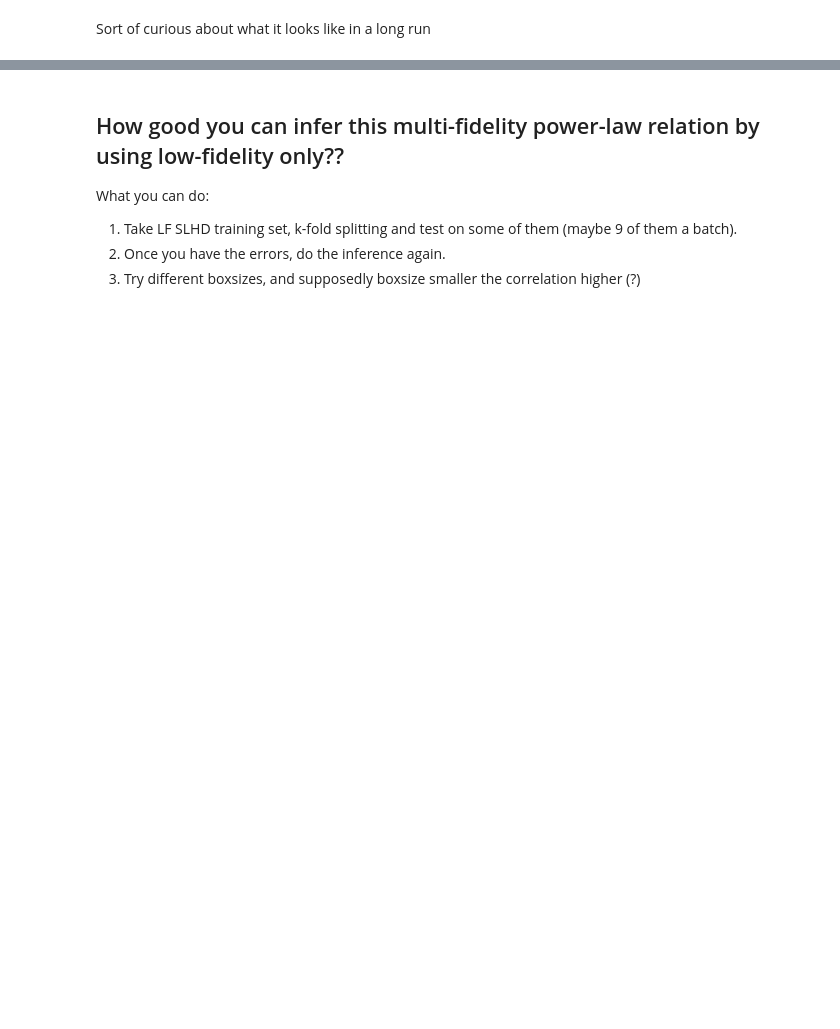
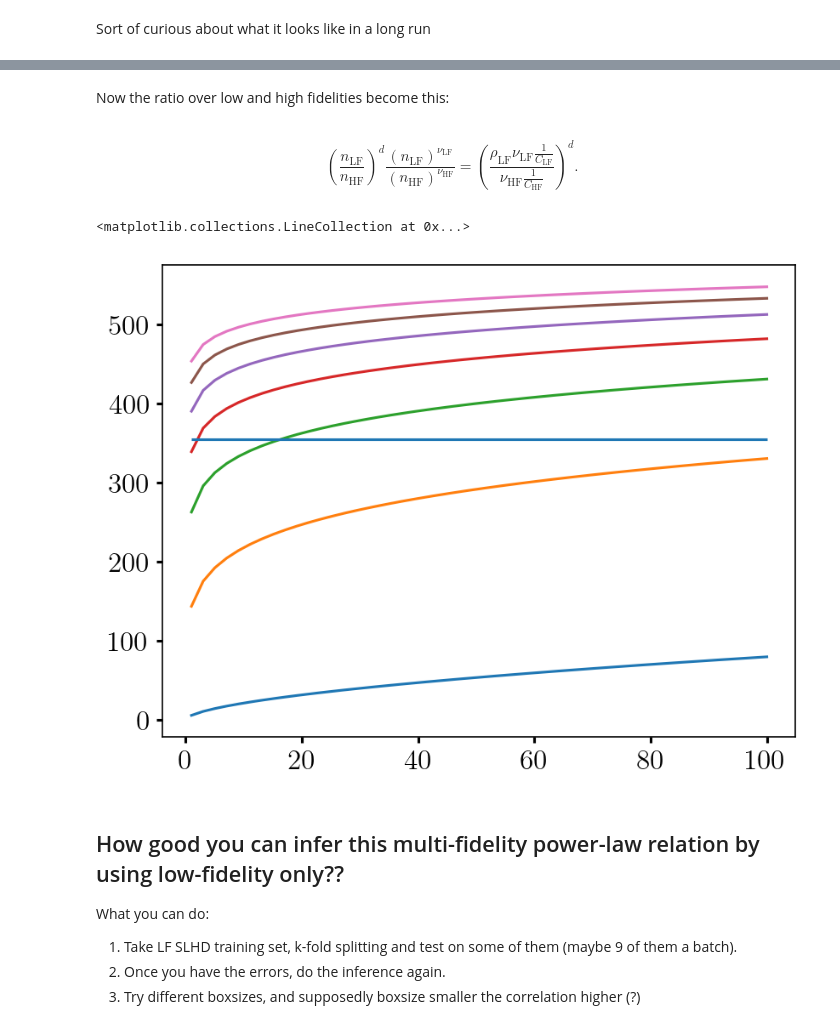
Before and after one commit to jibanCat/matter_emu_mfbox, a Jupyter notebook: notebooks/Infer dGMGP Emulation errors using LF and HF points.ipynb, the cells around one changed output, grey strips where cells are left out. Cells and saved outputs as stored; diff of their text form; code cells hidden in the pictures; blank space fills up the shorter version.

```diff
--- a/notebooks/Infer dGMGP Emulation errors using LF and HF points.ipynb
+++ b/notebooks/Infer dGMGP Emulation errors using LF and HF points.ipynb
@@ -946,3 +948,54 @@ Text(0, 0.5, 'Relative Errors')
+# %% [markdown]
+Now the ratio over low and high fidelities become this:
+# %% [markdown]
+\begin{equation}
+    \left(
+        \frac{
+            n_\mathrm{LF}
+        }{
+            n_\mathrm{HF}
+        }
+    \right)^d
+    \frac{
+        (n_\mathrm{LF})^{\nu_\mathrm{LF}}
+    }{
+        (n_\mathrm{HF})^{\nu_\mathrm{HF}}
+    }
+    =
+    \left(
+        \frac{
+            \rho_\mathrm{LF}\nu_\mathrm{LF} \frac{1}{C_\mathrm{LF}}
+        }{
+            \nu_\mathrm{HF} \frac{1}{C_\mathrm{HF}}
+        }
+    \right)^d.
+\end{equation}
+# %%
+_n_h = np.linspace(1, 100)
+_d_array = np.linspace(2, 100, num=7)
+
+# RHS factor
+_X = (rho1_median * nu1_median / 1) / (nu0_median / 140)
+
+for _d in _d_array:
+    _n_l = n_l_estimated(
+        n_h    = _n_h,
+        cost_l = 1,
+        cost_h = 140,
+        rho    = rho1_median,
+        nu_l   = nu1_median,
+        nu_h   = nu0_median,
+        d = _d,
+    )
+
+    _ratio = _n_l / _n_h
+
+    plt.plot(_n_h, _ratio)
+
+plt.hlines(_X, 1, 100)
+# %% [output]
+<matplotlib.collections.LineCollection at 0x...>
+[figure, added]
 # %% [markdown]
 ## How good you can infer this multi-fidelity power-law relation by using low-fidelity only??
 
```
Also changed, not shown: parts of 7 cells of this notebook, 1 other file.
